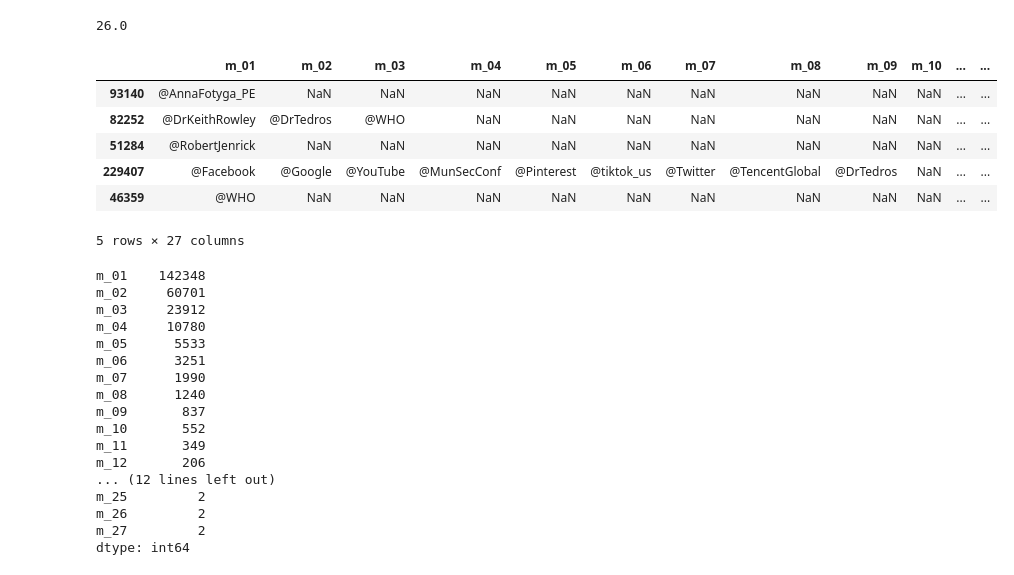
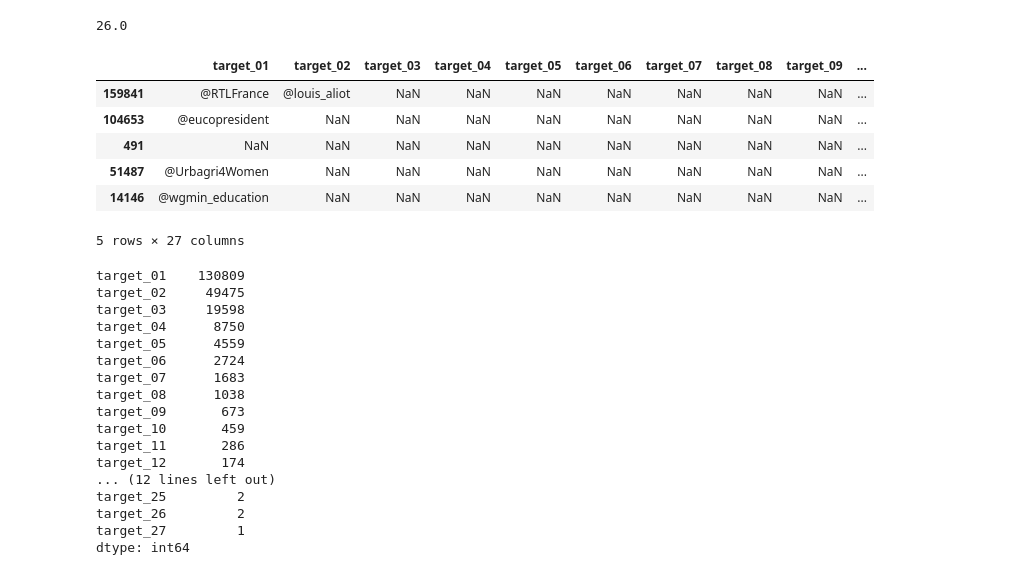
Before and after one commit to ogrnz/covid-nccr, a Jupyter notebook: interactive/extract_mentions.ipynb, the cells around one changed output. Cells and saved outputs as stored; diff of their text form; code cells hidden in the pictures.

```diff
--- a/interactive/extract_mentions.ipynb
+++ b/interactive/extract_mentions.ipynb
@@ -76,47 +77,51 @@ max(max_old, max_txt)
 26.0
 # %%
 # Create the new columns
-df = df_all_sorted.assign(**{f"m_{i:02}": np.nan for i in range(1, 27)})
+df = df_all_sorted.assign(**{f"target_{i:02}": np.nan for i in range(1, 27)})
 # %%
 def insert_mentions(row):
     old = row["old_text"] if row["old_text"] is not None else " "
     cur = row["text"] if row["text"] is not None else " "
+    handle = row["handle"]
 
     txt = old + " " + cur
     _, mentions = extract_mentions(txt)
 
+    if handle in mentions:
+        mentions.remove(handle)
+
     for i, m in enumerate(mentions, start=1):
-        row.loc[f"m_{i:02}"] = m
+        row.loc[f"target_{i:02}"] = m
     return row
 # %%
 df = df.progress_apply(insert_mentions, axis=1)
 # %%
-df.sample(5).loc[:, "m_01":"m_27"]
+df.sample(5).loc[:, "target_01":"target_27"]
 # %% [output]
-|  | m_01 | m_02 | m_03 | m_04 | m_05 | m_06 | m_07 | m_08 | m_09 | m_10 | ... | ... |
-| 93140 | @AnnaFotyga_PE | NaN | NaN | NaN | NaN | NaN | NaN | NaN | NaN | NaN | ... | ... |
-| 82252 | @DrKeithRowley | @DrTedros | @WHO | NaN | NaN | NaN | NaN | NaN | NaN | NaN | ... | ... |
-| 51284 | @RobertJenrick | NaN | NaN | NaN | NaN | NaN | NaN | NaN | NaN | NaN | ... | ... |
-| 229407 | @Facebook | @Google | @YouTube | @MunSecConf | @Pinterest | @tiktok_us | @Twitter | @TencentGlobal | @DrTedros | NaN | ... | ... |
-| 46359 | @WHO | NaN | NaN | NaN | NaN | NaN | NaN | NaN | NaN | NaN | ... | ... |
+|  | target_01 | target_02 | target_03 | target_04 | target_05 | target_06 | target_07 | target_08 | target_09 | ... |
+| 159841 | @RTLFrance | @louis_aliot | NaN | NaN | NaN | NaN | NaN | NaN | NaN | ... |
+| 104653 | @eucopresident | NaN | NaN | NaN | NaN | NaN | NaN | NaN | NaN | ... |
+| 491 | NaN | NaN | NaN | NaN | NaN | NaN | NaN | NaN | NaN | ... |
+| 51487 | @Urbagri4Women | NaN | NaN | NaN | NaN | NaN | NaN | NaN | NaN | ... |
+| 14146 | @wgmin_education | NaN | NaN | NaN | NaN | NaN | NaN | NaN | NaN | ... |
 5 rows × 27 columns
 # %%
-df.loc[:, "m_01":"m_27"].count()
+df.loc[:, "target_01":"target_27"].count()
 # %% [output]
-m_01    142348
-m_02     60701
-m_03     23912
-m_04     10780
-m_05      5533
-m_06      3251
-m_07      1990
-m_08      1240
-m_09       837
-m_10       552
-m_11       349
-m_12       206
+target_01    130809
+target_02     49475
+target_03     19598
+target_04      8750
+target_05      4559
+target_06      2724
+target_07      1683
+target_08      1038
+target_09       673
+target_10       459
+target_11       286
+target_12       174
 ... (12 lines left out)
-m_25         2
-m_26         2
-m_27         2
+target_25         2
+target_26         2
+target_27         1
 dtype: int64
```
Also changed, not shown: parts of 13 cells of this notebook, 6 other files.
